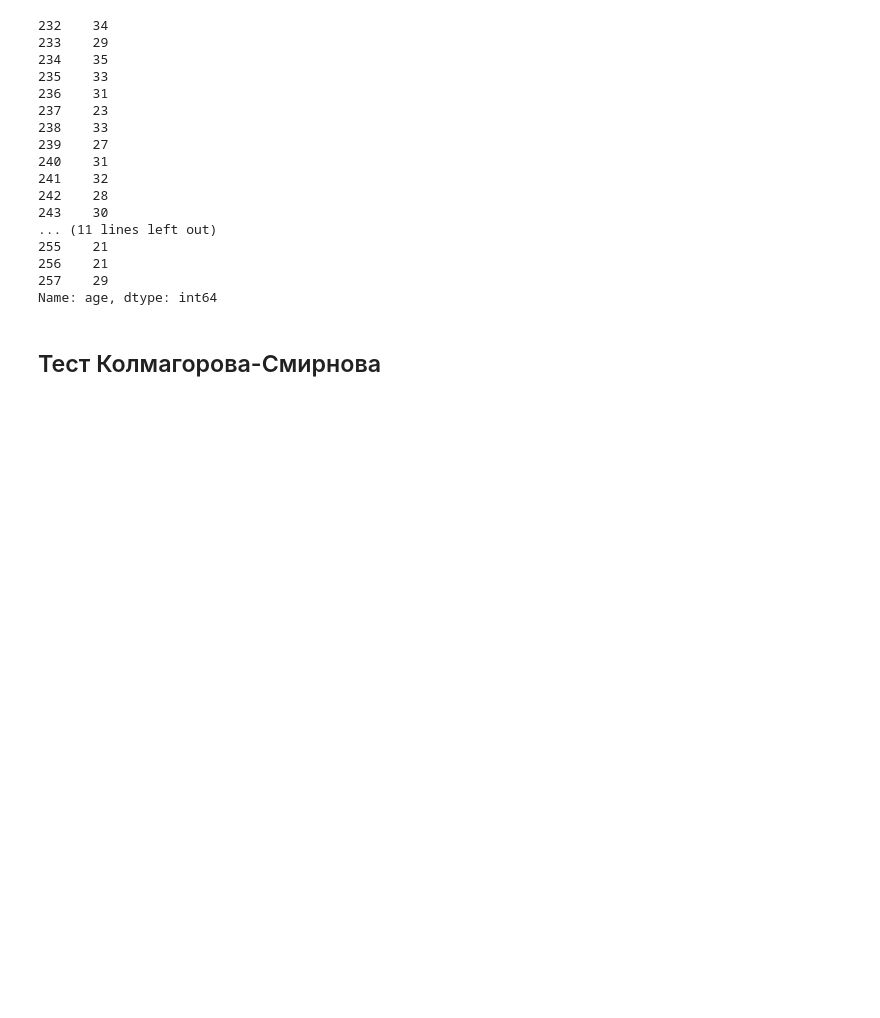
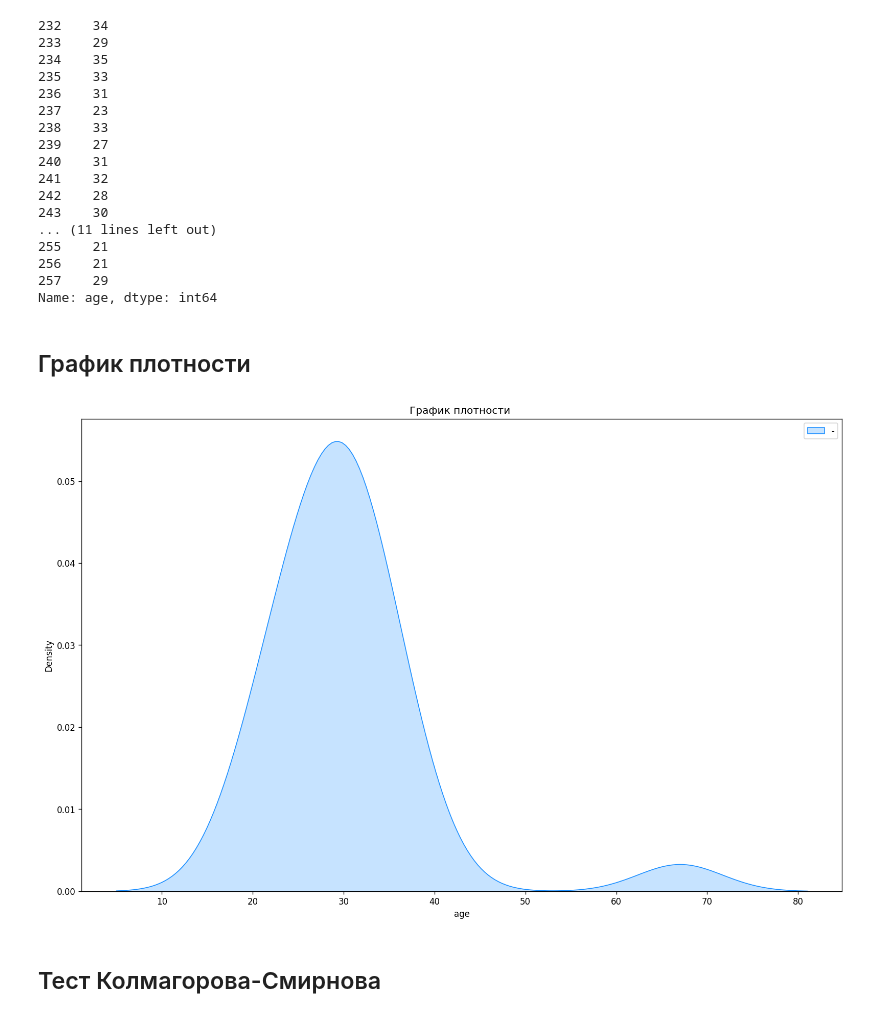
Before and after one commit to NNakleskin/knysh-ms, a Jupyter notebook: knysh.ipynb, the cells around one changed output. Cells and saved outputs as stored; diff of their text form; code cells hidden in the pictures; blank space fills up the shorter version.

```diff
--- a/knysh.ipynb
+++ b/knysh.ipynb
@@ -34,6 +34,16 @@ data.age
 256    21
 257    29
 Name: age, dtype: int64
+# %% [markdown]
+## График плотности
+# %%
+plt.figure(figsize=(16, 10), dpi=120)
+plt.title("График плотности ")
+sns.kdeplot(data.age, fill=True, color="dodgerblue", label="-")
+plt.legend()
+plt.show()
+# %% [output]
+[figure, added]
 # %% [markdown]
 ## Тест Колмагорова-Смирнова
 # %%
```
